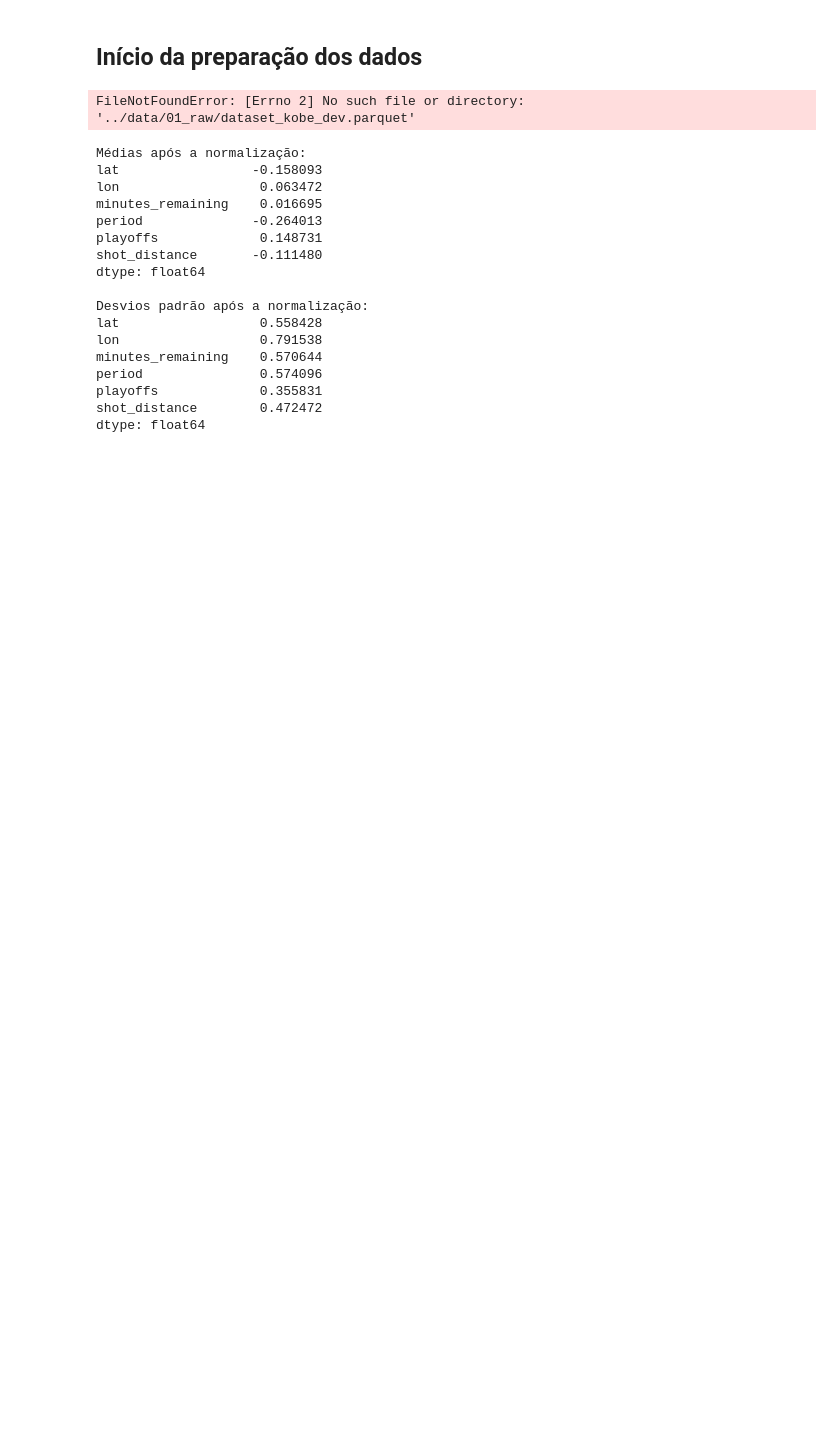
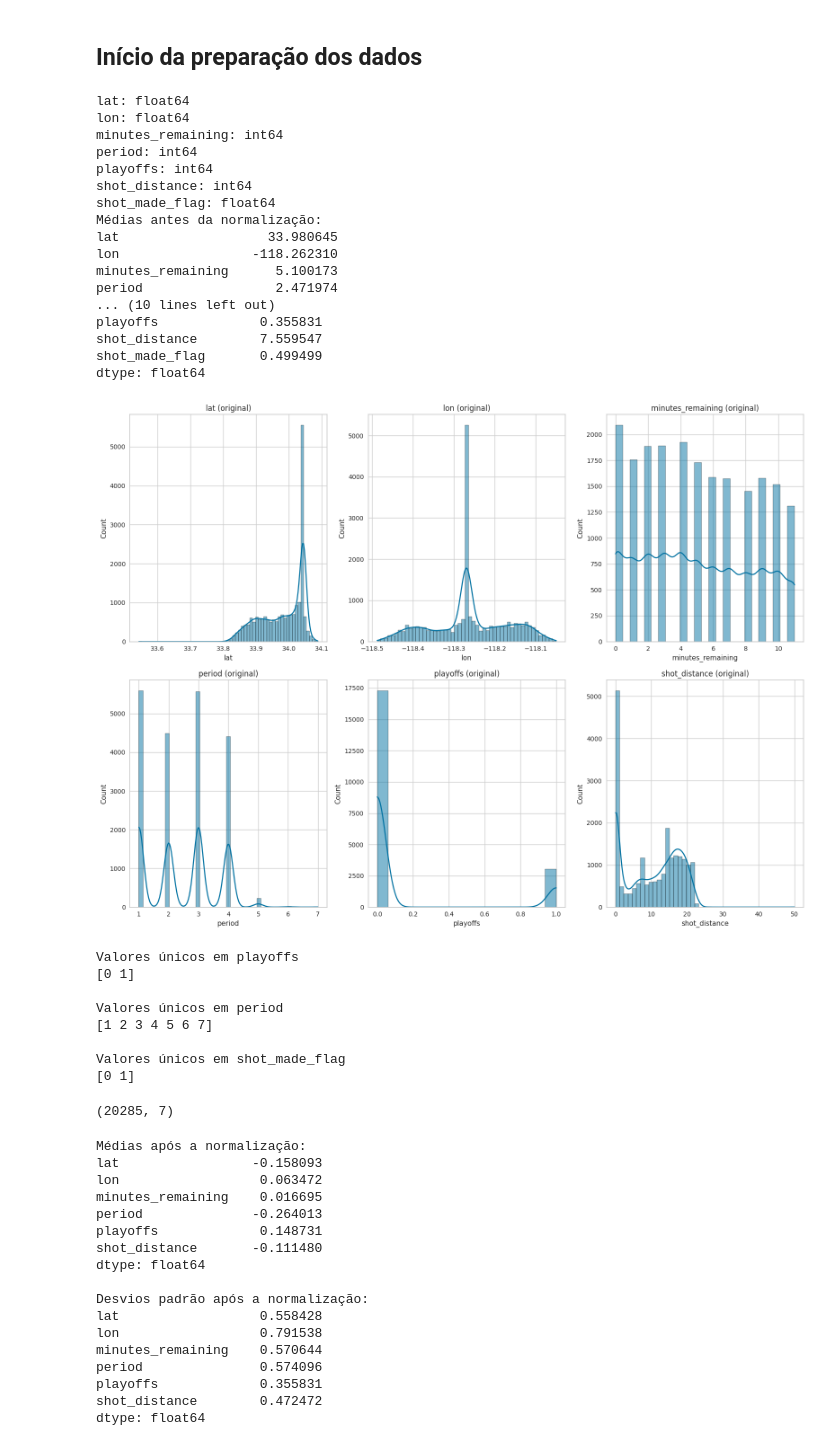
Before and after one commit to AlansAlonso/eng-ML, a Jupyter notebook: aplicacao.ipynb, the cells around one changed output. Saved outputs shown, nothing was run; the diff lists cells and outputs as text; code cells hidden in the pictures; blank space fills up the shorter version.

```diff
--- a/aplicacao.ipynb
+++ b/aplicacao.ipynb
@@ -22,7 +22,7 @@ matplotlib.rcParams['font.family'] = 'DejaVu Sans'
 warnings.filterwarnings("ignore", category=UserWarning, module='matplotlib.font_manager')
 
 # Leitura dos dados tipo parquet da base de desenvolvimento
-df = pd.read_parquet("../data/01_raw/dataset_kobe_dev.parquet")
+df = pd.read_parquet("data/01_raw/dataset_kobe_dev.parquet")
 
 # Seleção de colunas e remoção de nulos
 colunas = [
@@ -38,35 +38,63 @@ for col, tipo in filtered_df.dtypes.items():
 # Modificação do shot_made_flag de float para int.
 filtered_df["shot_made_flag"] = filtered_df["shot_made_flag"].astype(int)
 
 # Estatísticas antes da normalização
 print("Médias antes da normalização:")
 print(filtered_df.mean(numeric_only=True))
 print("\nDesvios padrão antes da normalização:")
 print(filtered_df.std(numeric_only=True))
 
 # Histograma das variáveis antes da normalização
 plt.figure(figsize=(16, 12))
 for i, coluna in enumerate(colunas[:-1]):
     plt.subplot(2, 3, i + 1)
     sns.histplot(filtered_df[coluna], kde=True)
     plt.title(f"{coluna} (original)")
 plt.tight_layout()
 plt.show()
 
 # Verificando valores únicos nas colunas categóricas
 print("\nValores únicos em playoffs")
 print(filtered_df["playoffs"].unique())
 
 print("\nValores únicos em period")
 print(filtered_df["period"].unique())
 
 print("\nValores únicos em shot_made_flag")
 print(filtered_df["shot_made_flag"].unique())
 
 # Salvando no local adequado a base de dados filtrada
-filtered_df.to_parquet("data/03_primary/base_train.parquet", index=False)
+filtered_df.to_parquet("data/03_primary/base_filtered.parquet", index=False)
+
+filtered_df.shape
 # %% [output]
-FileNotFoundError: [Errno 2] No such file or directory: '../data/01_raw/dataset_kobe_dev.parquet'
+lat: float64
+lon: float64
+minutes_remaining: int64
+period: int64
+playoffs: int64
+shot_distance: int64
+shot_made_flag: float64
+Médias antes da normalização:
+lat                   33.980645
+lon                 -118.262310
+minutes_remaining      5.100173
+period                 2.471974
+... (10 lines left out)
+playoffs             0.355831
+shot_distance        7.559547
+shot_made_flag       0.499499
+dtype: float64
+[figure, added]
+Valores únicos em playoffs
+[0 1]
+
+Valores únicos em period
+[1 2 3 4 5 6 7]
+
+Valores únicos em shot_made_flag
+[0 1]
+(20285, 7)
 # %%
 # Separação de X e y
 X = filtered_df.drop(columns=["shot_made_flag"])
```
Also changed, not shown: parts of 6 cells of this notebook.
